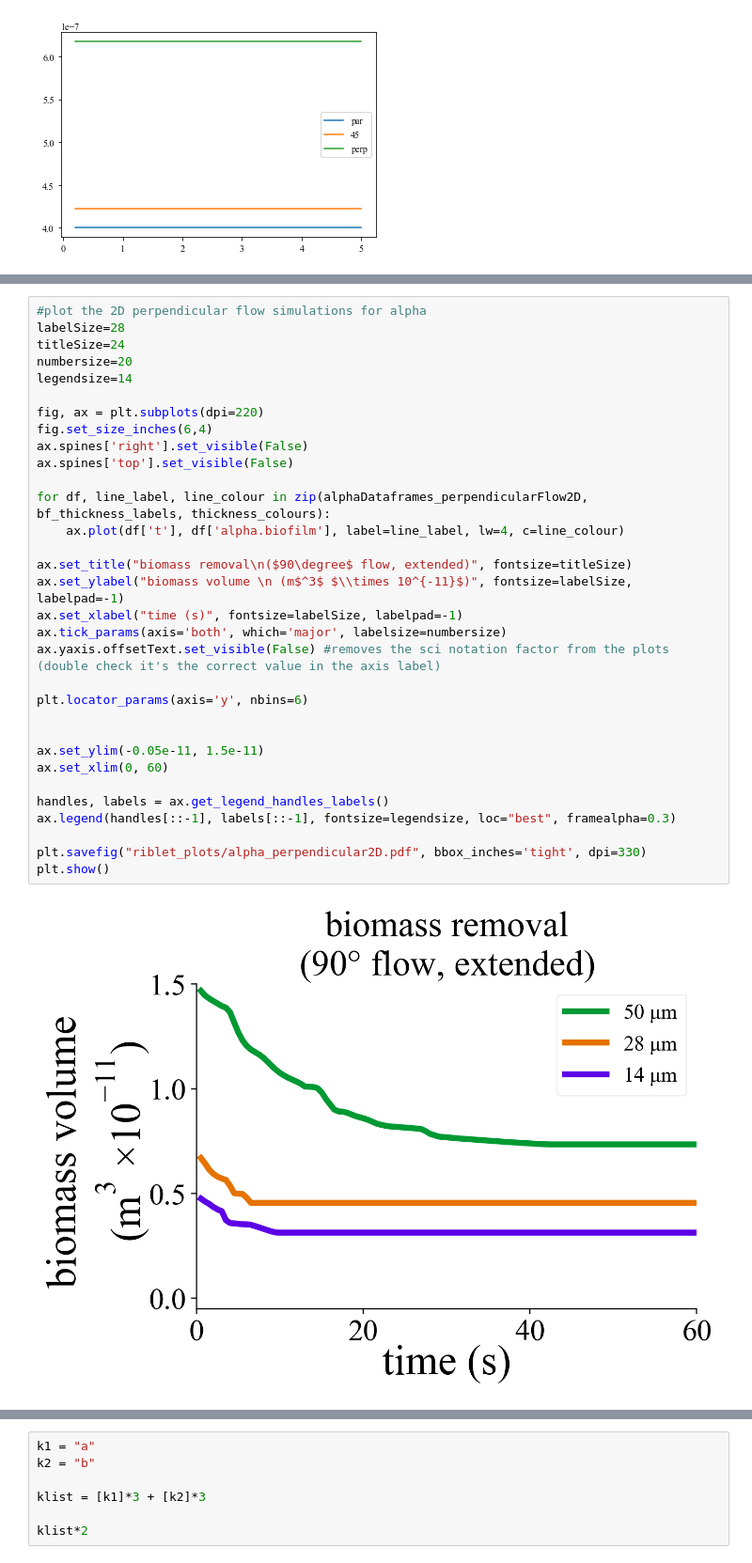
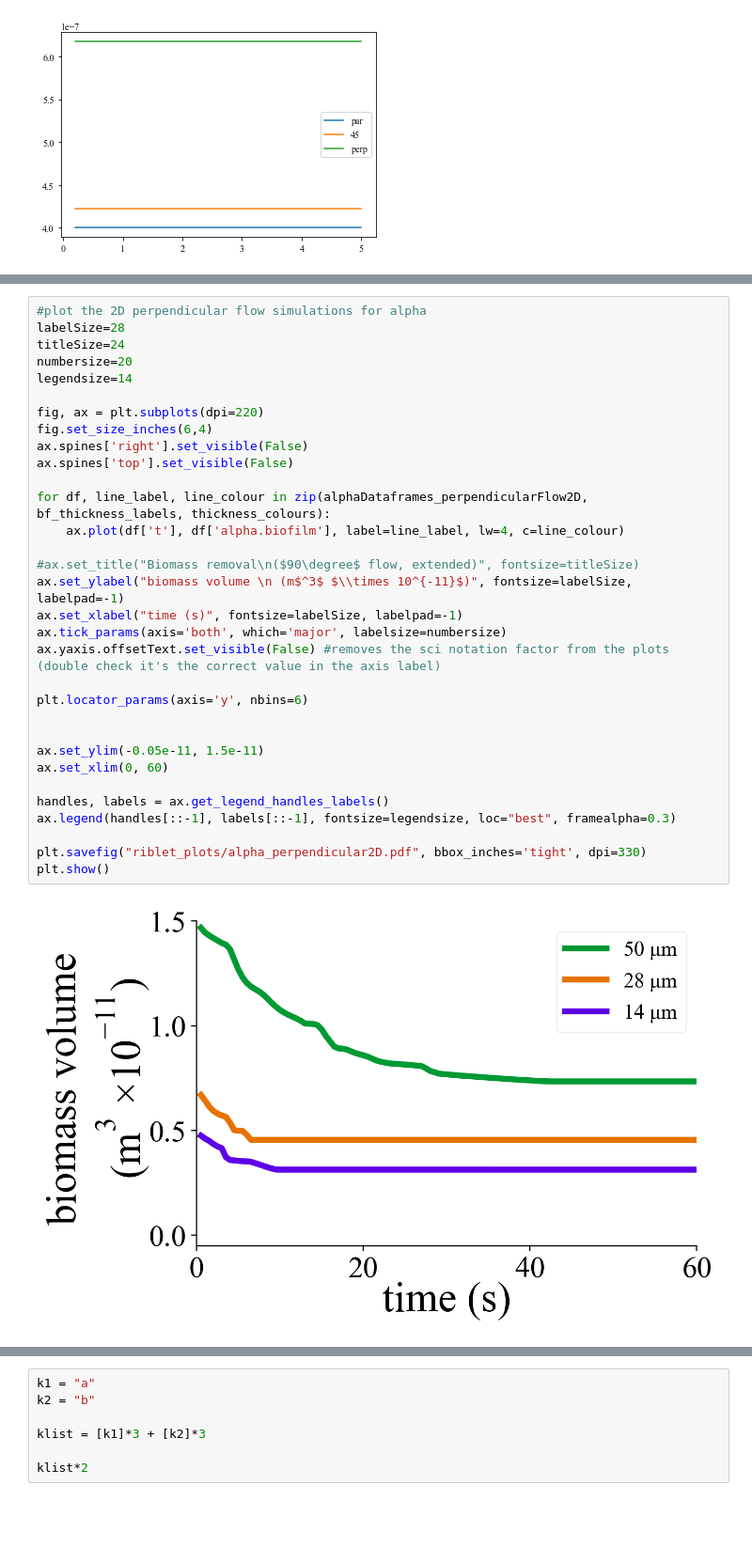
Before and after one commit to patricksinclair/openfoam_utilities, a Jupyter notebook: big_run_analyser.ipynb, the cells around one changed output, grey strips where cells are left out. Shown at 94% size. Drawn from its saved outputs; the diff is of its cells as text; blank space fills up the shorter version.

```diff
--- a/big_run_analyser.ipynb
+++ b/big_run_analyser.ipynb
@@ -495,35 +499,35 @@ plt.show()
 labelSize=28
 titleSize=24
 numbersize=20
 legendsize=14
 
 fig, ax = plt.subplots(dpi=220)
 fig.set_size_inches(6,4)
 ax.spines['right'].set_visible(False)
 ax.spines['top'].set_visible(False)
 
 for df, line_label, line_colour in zip(alphaDataframes_perpendicularFlow2D, bf_thickness_labels, thickness_colours):
     ax.plot(df['t'], df['alpha.biofilm'], label=line_label, lw=4, c=line_colour)
 
-ax.set_title("biomass removal\n($90\degree$ flow, extended)", fontsize=titleSize)
+#ax.set_title("Biomass removal\n($90\degree$ flow, extended)", fontsize=titleSize)
 ax.set_ylabel("biomass volume \n (m$^3$ $\\times 10^{-11}$)", fontsize=labelSize, labelpad=-1)
 ax.set_xlabel("time (s)", fontsize=labelSize, labelpad=-1)
 ax.tick_params(axis='both', which='major', labelsize=numbersize)
 ax.yaxis.offsetText.set_visible(False) #removes the sci notation factor from the plots (double check it's the correct value in the axis label)
 
 plt.locator_params(axis='y', nbins=6)
 
 
 ax.set_ylim(-0.05e-11, 1.5e-11)
 ax.set_xlim(0, 60)
 
 handles, labels = ax.get_legend_handles_labels()
 ax.legend(handles[::-1], labels[::-1], fontsize=legendsize, loc="best", framealpha=0.3)
 
 plt.savefig("riblet_plots/alpha_perpendicular2D.pdf", bbox_inches='tight', dpi=330)
 plt.show()
 # %% [output]
-[figure, old version]
+[figure, new version]
 # %%
 #plot the extended perpendicular flow simulations for drag
 labelSize=28
```
Also changed, not shown: parts of 4 cells of this notebook.
